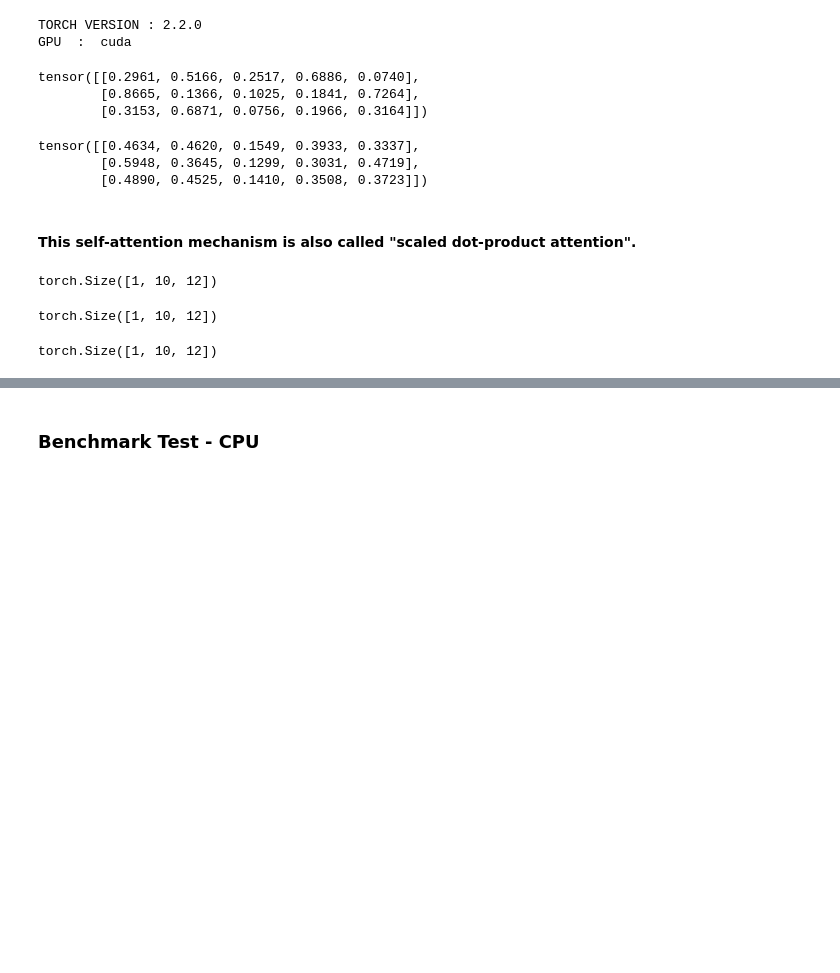
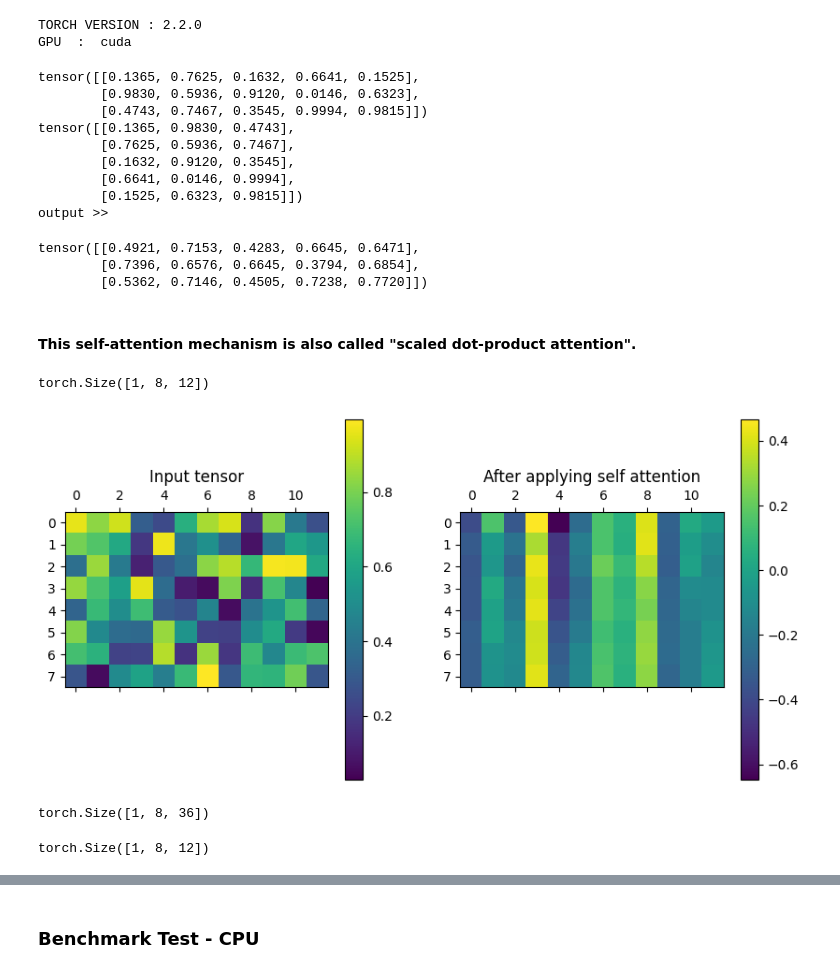
Before and after one commit to Jha-Pranav/OpenTransformer, a Jupyter notebook: multiformer/notebooks/transformer_anatomy/ attention_mechanisms.ipynb, the cells around one changed output, grey strips where cells are left out. Saved outputs shown, nothing was run; the diff lists cells and outputs as text; code cells hidden in the pictures; blank space fills up the shorter version.

```diff
--- a/multiformer/notebooks/transformer_anatomy/ attention_mechanisms.ipynb
+++ b/multiformer/notebooks/transformer_anatomy/ attention_mechanisms.ipynb
@@ -19,16 +19,24 @@ import torch.nn.functional as F
 # Naive Self Attention Implementation
 inputs = torch.rand(3, 5)
 print(inputs)
+print(inputs.T)
 attention_scores = inputs @ inputs.T
 attention_weights = F.softmax(attention_scores, dim=-1)
+print("output >>")
 attention_weights @ inputs
 # %% [output]
-tensor([[0.2961, 0.5166, 0.2517, 0.6886, 0.0740],
-        [0.8665, 0.1366, 0.1025, 0.1841, 0.7264],
-        [0.3153, 0.6871, 0.0756, 0.1966, 0.3164]])
+tensor([[0.1365, 0.7625, 0.1632, 0.6641, 0.1525],
+        [0.9830, 0.5936, 0.9120, 0.0146, 0.6323],
+        [0.4743, 0.7467, 0.3545, 0.9994, 0.9815]])
+tensor([[0.1365, 0.9830, 0.4743],
+        [0.7625, 0.5936, 0.7467],
+        [0.1632, 0.9120, 0.3545],
+        [0.6641, 0.0146, 0.9994],
+        [0.1525, 0.6323, 0.9815]])
+output >>
-tensor([[0.4634, 0.4620, 0.1549, 0.3933, 0.3337],
-        [0.5948, 0.3645, 0.1299, 0.3031, 0.4719],
-        [0.4890, 0.4525, 0.1410, 0.3508, 0.3723]])
+tensor([[0.4921, 0.7153, 0.4283, 0.6645, 0.6471],
+        [0.7396, 0.6576, 0.6645, 0.3794, 0.6854],
+        [0.5362, 0.7146, 0.4505, 0.7238, 0.7720]])
 # %% [markdown]
 #### This self-attention mechanism is also called "scaled dot-product attention".
 # %%
@@ -62,34 +70,36 @@ class SingleHeadAttention(nn.Module):
         context_vector = attention_weights @ values
         return context_vector
 # %%
-inp = torch.rand(1, 10, 12)
+inp = torch.rand(1, 8, 12)
 d_in = d_out = inp.shape[-1]
 sha = SingleHeadAttention(d_in, d_out, inp.shape[1], mask=True)
 result = sha(inp)
 result.shape
 # %% [output]
-torch.Size([1, 10, 12])
+torch.Size([1, 8, 12])
 # %%
-# def plot(inp, result):
-#     import matplotlib.pyplot as plt
+def plot(inp, result):
+    import matplotlib.pyplot as plt
 
-#     # Create a figure with two subplots side by side
-#     fig, axs = plt.subplots(1, 2, figsize=(10, 5))
+    # Create a figure with two subplots side by side
+    fig, axs = plt.subplots(1, 2, figsize=(10, 5))
 
-#     # Plot the same plot on both subplots
-#     cax1 = axs[0].matshow(inp.squeeze(0))
-#     fig.colorbar(cax1, ax=axs[0])
-#     cax2 = axs[1].matshow(result.detach().numpy().squeeze(0))
-#     fig.colorbar(cax2, ax=axs[1])
+    # Plot the same plot on both subplots
+    cax1 = axs[0].matshow(inp.squeeze(0))
+    fig.colorbar(cax1, ax=axs[0])
+    cax2 = axs[1].matshow(result.detach().numpy().squeeze(0))
+    fig.colorbar(cax2, ax=axs[1])
 
-#     axs[0].set_title("Input tensor")
-#     axs[1].set_title("After applying self attention")
+    axs[0].set_title("Input tensor")
+    axs[1].set_title("After applying self attention")
 
-#     # Show the plot
-#     plt.show()
+    # Show the plot
+    plt.show()
 
-
-# plot(inp, result)
+plot(inp, result)
+#TODO: REVISIT AFTER MODEL TRAINING
+# %% [output]
+[figure, added]
 # %%
 # Multi Head Self Attention
 class MultiHeadAttention_v1(nn.Module):
@@ -111,11 +121,11 @@ class MultiHeadAttention_v1(nn.Module):
 # for embedding_dim = 512 , head = 8
 # d_in = 512/8 = 64
 
-mha = MultiHeadAttention_v1(2, 12, 6, 10)
+mha = MultiHeadAttention_v1(2, 12, 18, 10)
 result = mha(inp)
 result.shape
 # %% [output]
-torch.Size([1, 10, 12])
+torch.Size([1, 8, 36])
 # %%
 # plot(inp,result)
 # %%
@@ -159,5 +169,5 @@ mha = MultiHeadAttention(2, 12, 10)
 result = mha(inp)
 result.shape
 # %% [output]
-torch.Size([1, 10, 12])
+torch.Size([1, 8, 12])
 # %%
```
Also changed, not shown: parts of 4 cells of this notebook, 3 other files.
